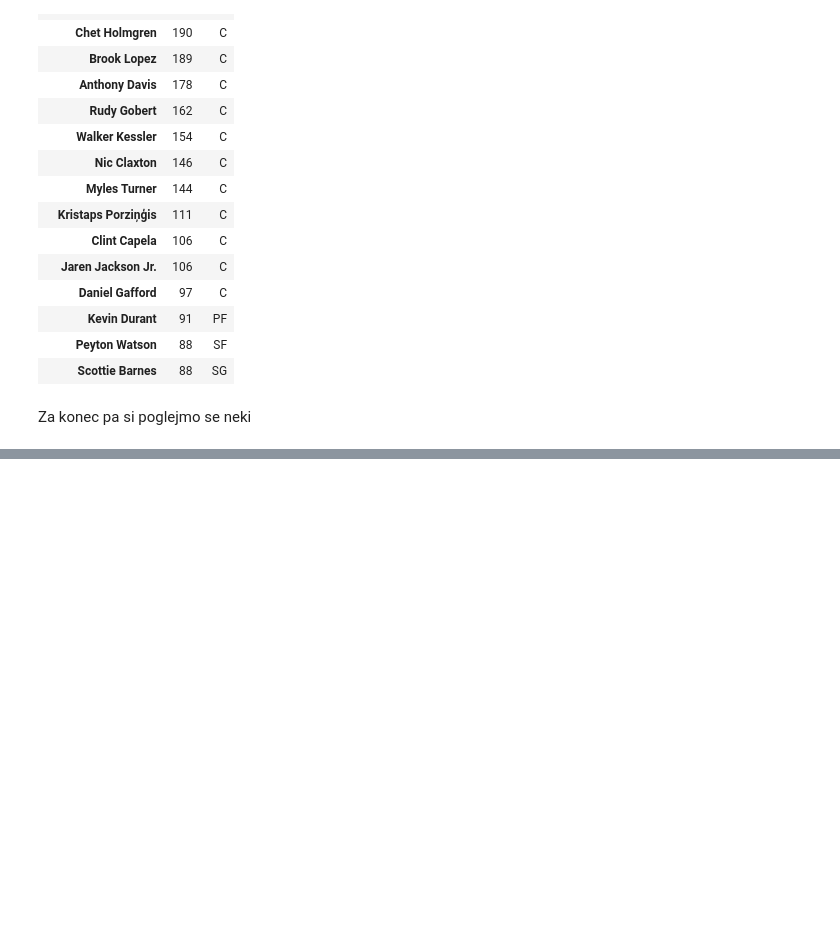
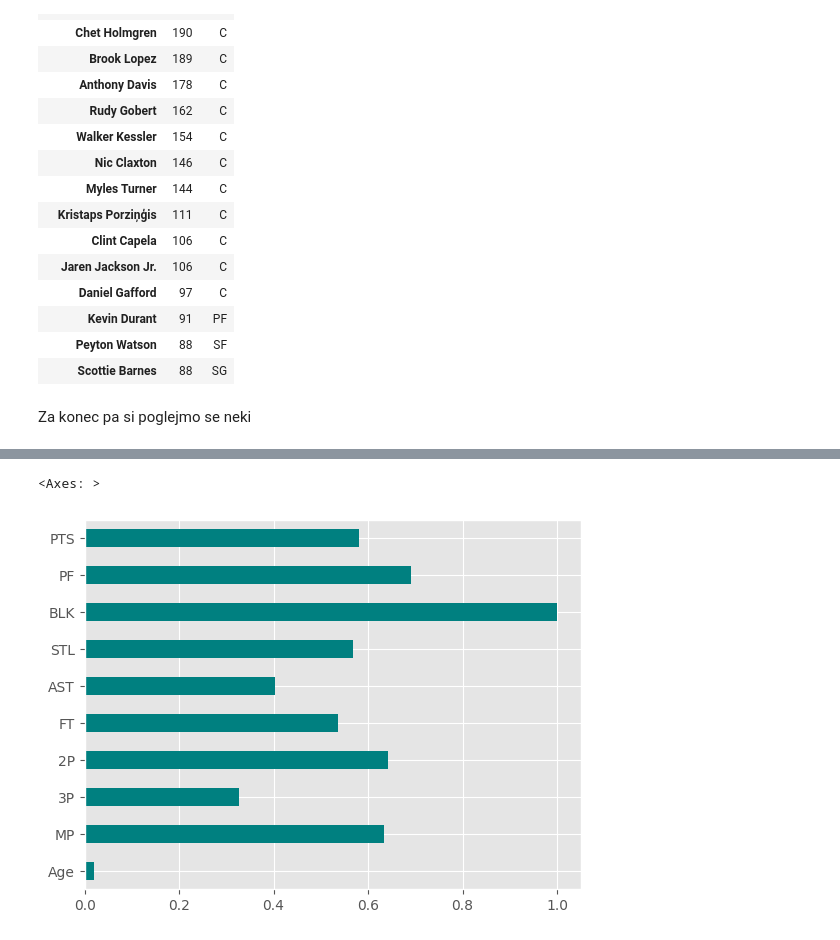
Before and after one commit to elizapecoraro/Eliza-Pecoraro-Projektna-naloga-UVP, a Jupyter notebook: analiza.ipynb, the cells around one changed output, grey strips where cells are left out. Saved outputs shown, nothing was run; the diff lists cells and outputs as text; code cells hidden in the pictures; blank space fills up the shorter version.

```diff
--- a/analiza.ipynb
+++ b/analiza.ipynb
@@ -376,0 +384,6 @@ Za konec pa si poglejmo se neki
+# %%
+nba[['Age', 'MP', '3P', '2P', 'FT', 'AST', 'STL', 'BLK',
+       'PF', 'PTS']].corr()["BLK"].plot.barh()
+# %% [output]
+<Axes: >
+[figure, added]
```
Also changed, not shown: parts of 16 cells of this notebook.
